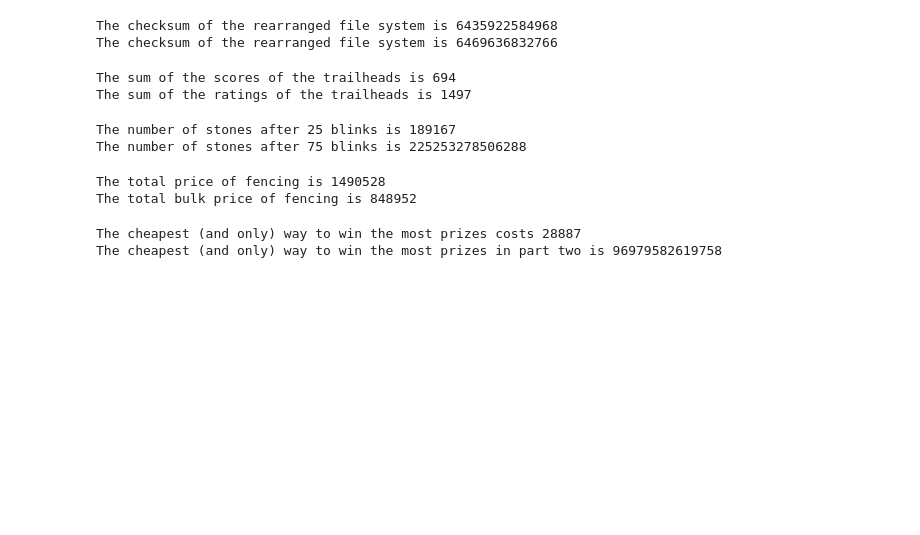
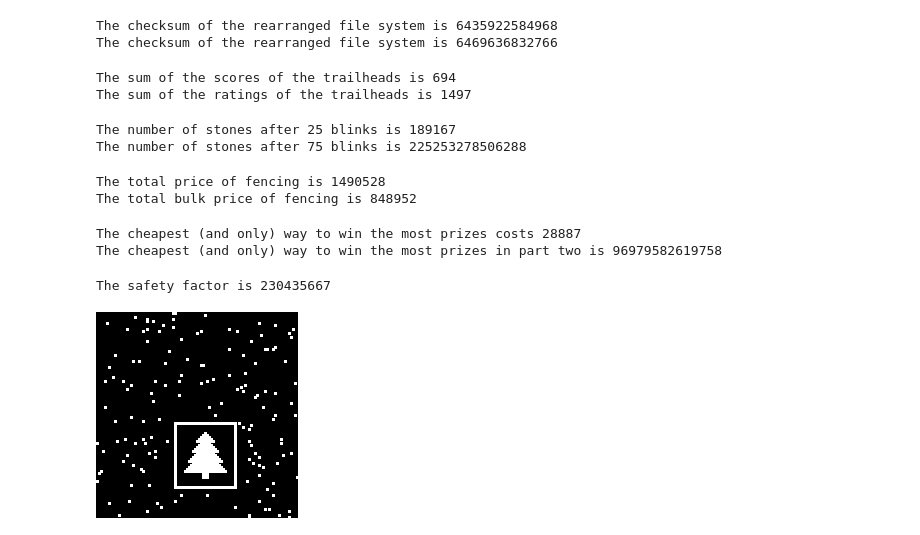
Before and after one commit to martinffi/AdventOfCode, a Jupyter notebook: Advent24/AdventOfCode24.ipynb, the cells around one changed output. Cells and saved outputs as stored; diff of their text form; code cells hidden in the pictures; blank space fills up the shorter version.

```diff
--- a/Advent24/AdventOfCode24.ipynb
+++ b/Advent24/AdventOfCode24.ipynb
@@ -731,3 +731,78 @@ print(f'The cheapest (and only) way to win the most prizes in part two is {find_
 # %% [output]
 The cheapest (and only) way to win the most prizes costs 28887
 The cheapest (and only) way to win the most prizes in part two is 96979582619758
+# %%
+import re
+from functools import reduce
+import time
+from PIL import Image, ImageDraw
+
+robots_input = '''p=0,4 v=3,-3
+p=6,3 v=-1,-3
+p=10,3 v=-1,2
+p=2,0 v=2,-1
+p=0,0 v=1,3
+p=3,0 v=-2,-2
+p=7,6 v=-1,-3
+p=3,0 v=-1,-2
+p=9,3 v=2,3
+p=7,3 v=-1,2
+p=2,4 v=2,-3
+p=9,5 v=-3,-3'''
+
+width = 11
+height = 7
+
+robots_input = open('input14.txt', 'r').read()
+width = 101
+height = 103
+
+robots = []
+for line in robots_input.strip().split('\n'):
+	robot_match = re.search(r'p=([+-]*\d+),([+-]*\d+) v=([+-]*\d+),([+-]*\d+)', line)
+	px = int(robot_match.group(1))
+	py = int(robot_match.group(2))
+	vx = int(robot_match.group(3))
+	vy = int(robot_match.group(4))
+	robots.append(((px, py), (vx, vy)))
+
+def move_robot(robot, time):
+	(px, py), (vx, vy) = robot
+	px = (px + vx*time) % width
+	py = (py + vy*time) % height
+	return (px, py), (vx, vy)
+
+def simulate(robots, time):
+	return [move_robot(robot, time) for robot in robots]
+
+def count_quadrants(robots):
+	counted = [[], [], [], []]
+	for robot in robots:
+		(px, py), _ = robot
+		if px < width // 2 and py < height // 2:
+			counted[0].append(robot)
+		elif px > width // 2 and py < height // 2:
+			counted[1].append(robot)
+		elif px < width // 2 and py > height // 2:
+			counted[2].append(robot)
+		elif px > width // 2 and py > height // 2:
+			counted[3].append(robot)
+	return counted
+
+moved_robots = simulate(robots, 100)
+quadrant_count = count_quadrants(moved_robots)
+safety_factor = reduce(lambda old, new: old * len(new), quadrant_count, 1)
+print(f'The safety factor is {safety_factor}')
+
+for i in range(1):
+	elapsed = 7709 + i*101
+	moved_robots = simulate(robots, elapsed)
+	positions = set([(px, py) for (px, py), _ in moved_robots])
+	img = Image.new(mode='RGB', size=(2*width, 2*height))
+	draw = ImageDraw.Draw(img)
+	for (px, py), _ in moved_robots:
+		draw.rectangle(xy = (2*px, 2*py, 2*px+2, 2*py+2), fill=(255, 255,255))
+	display(img)
+# %% [output]
+The safety factor is 230435667
+[figure, added]
```
Also changed, not shown: 1 other file.
